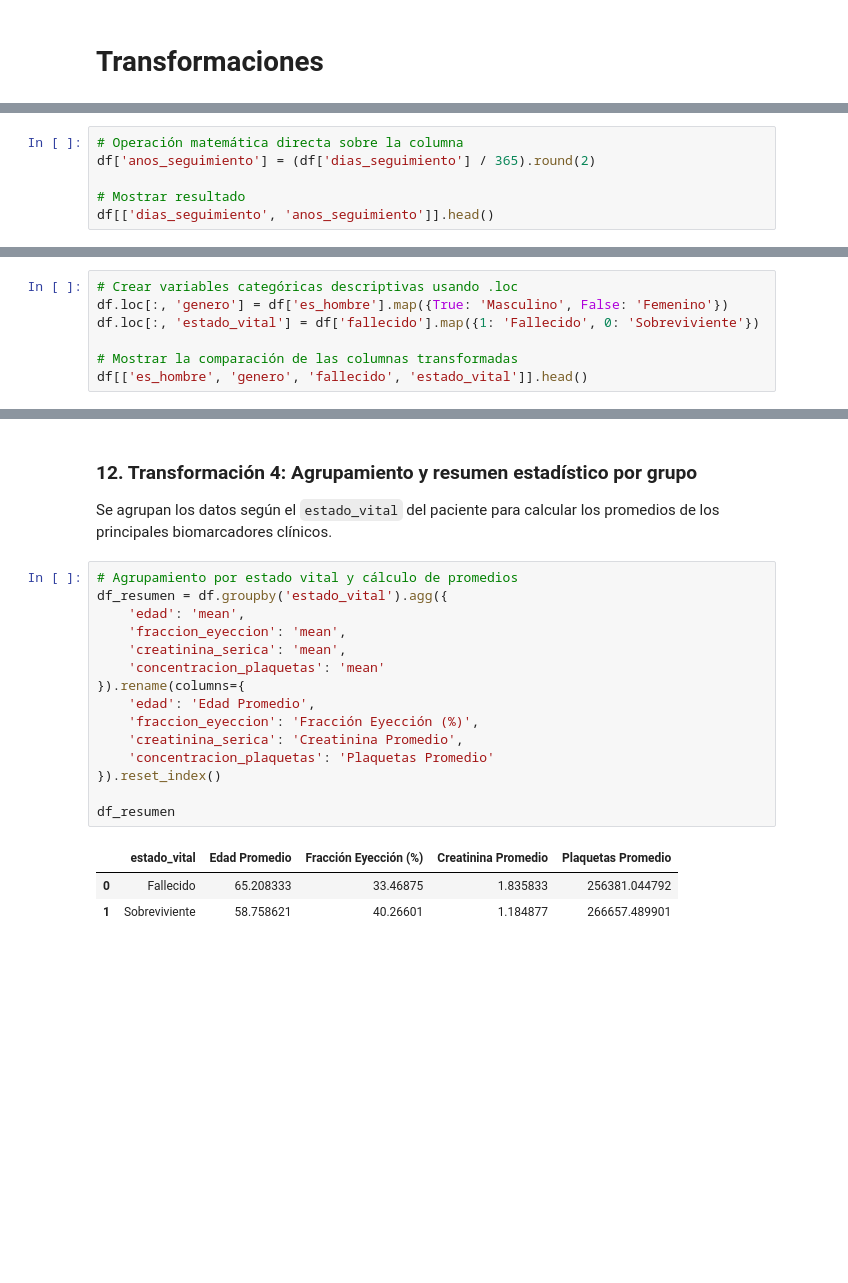
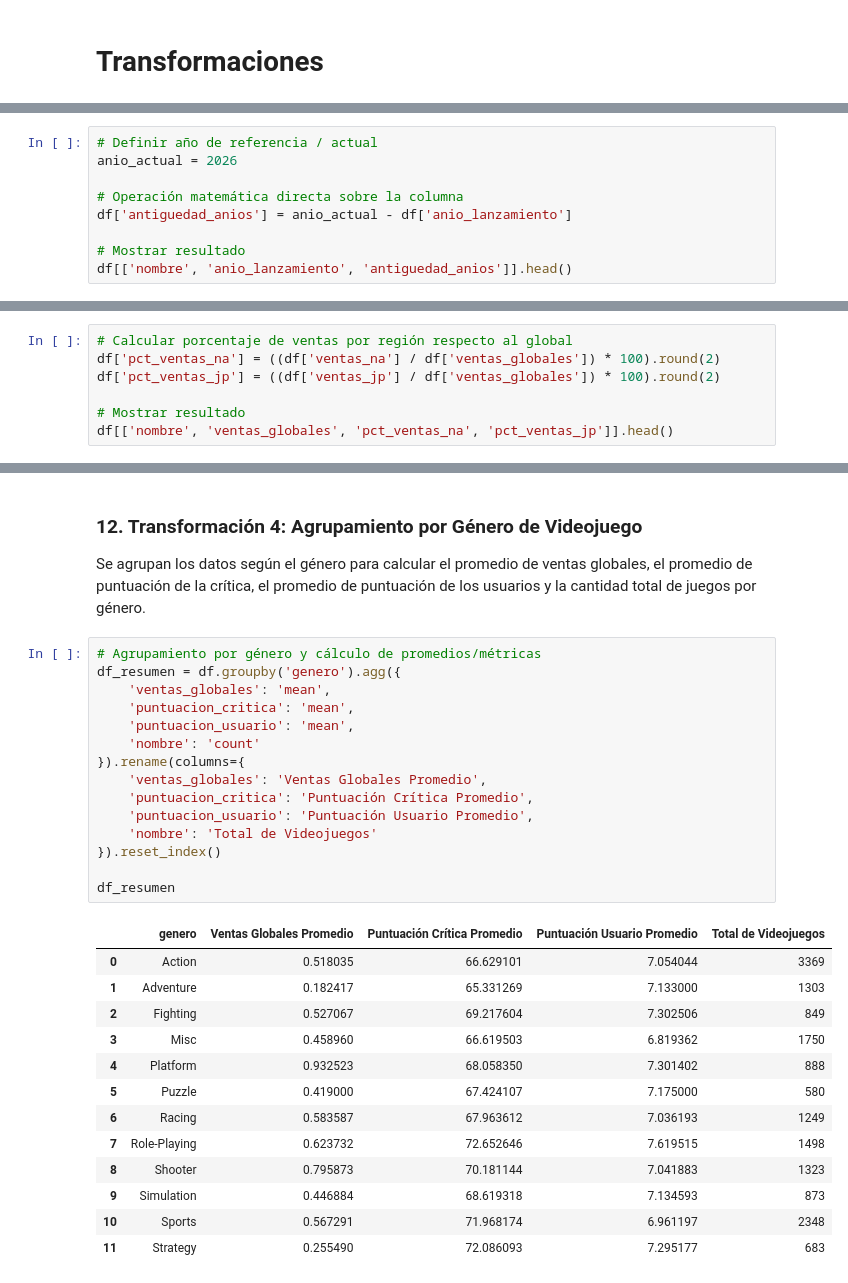
Before and after one commit to chonto329/Machine-Learning-, a Jupyter notebook: src/carga_datos/EA1_Carga_Datos.ipynb, the cells around one changed output, grey strips where cells are left out. Drawn from its saved outputs; the diff is of its cells as text; blank space fills up the shorter version.

```diff
--- a/src/carga_datos/EA1_Carga_Datos.ipynb
+++ b/src/carga_datos/EA1_Carga_Datos.ipynb
@@ -172,7 +177,10 @@ Se crea una nueva variable calculada dividiendo los días de seguimiento entre 3
 # %%
+# Definir año de referencia / actual
+anio_actual = 2026
+
 # Operación matemática directa sobre la columna
-df['anos_seguimiento'] = (df['dias_seguimiento'] / 365).round(2)
+df['antiguedad_anios'] = anio_actual - df['anio_lanzamiento']
 
 # Mostrar resultado
-df[['dias_seguimiento', 'anos_seguimiento']].head()
+df[['nombre', 'anio_lanzamiento', 'antiguedad_anios']].head()
 # %% [output]
@@ -183,8 +206,8 @@ Se transforman las columnas de género y estado vital a texto claro (`Masculino/
 # %%
-# Crear variables categóricas descriptivas usando .loc
-df.loc[:, 'genero'] = df['es_hombre'].map({True: 'Masculino', False: 'Femenino'})
-df.loc[:, 'estado_vital'] = df['fallecido'].map({1: 'Fallecido', 0: 'Sobreviviente'})
+# Calcular porcentaje de ventas por región respecto al global
+df['pct_ventas_na'] = ((df['ventas_na'] / df['ventas_globales']) * 100).round(2)
+df['pct_ventas_jp'] = ((df['ventas_jp'] / df['ventas_globales']) * 100).round(2)
 
-# Mostrar la comparación de las columnas transformadas
-df[['es_hombre', 'genero', 'fallecido', 'estado_vital']].head()
+# Mostrar resultado
+df[['nombre', 'ventas_globales', 'pct_ventas_na', 'pct_ventas_jp']].head()
 # %% [output]
@@ -197,22 +240,32 @@ df[['es_hombre', 'genero', 'fallecido', 'estado_vital']].head()
 # %% [markdown]
-### 12. Transformación 4: Agrupamiento y resumen estadístico por grupo
-Se agrupan los datos según el `estado_vital` del paciente para calcular los promedios de los principales biomarcadores clínicos.
+### 12. Transformación 4: Agrupamiento por Género de Videojuego
+Se agrupan los datos según el género para calcular el promedio de ventas globales, el promedio de puntuación de la crítica, el promedio de puntuación de los usuarios y la cantidad total de juegos por género.
 # %%
-# Agrupamiento por estado vital y cálculo de promedios
-df_resumen = df.groupby('estado_vital').agg({
-    'edad': 'mean',
-    'fraccion_eyeccion': 'mean',
-    'creatinina_serica': 'mean',
-    'concentracion_plaquetas': 'mean'
+# Agrupamiento por género y cálculo de promedios/métricas
+df_resumen = df.groupby('genero').agg({
+    'ventas_globales': 'mean',
+    'puntuacion_critica': 'mean',
+    'puntuacion_usuario': 'mean',
+    'nombre': 'count'
 }).rename(columns={
-    'edad': 'Edad Promedio',
-    'fraccion_eyeccion': 'Fracción Eyección (%)',
-    'creatinina_serica': 'Creatinina Promedio',
-    'concentracion_plaquetas': 'Plaquetas Promedio'
+    'ventas_globales': 'Ventas Globales Promedio',
+    'puntuacion_critica': 'Puntuación Crítica Promedio',
+    'puntuacion_usuario': 'Puntuación Usuario Promedio',
+    'nombre': 'Total de Videojuegos'
 }).reset_index()
 
 df_resumen
 # %% [output]
-|  | estado_vital | Edad Promedio | Fracción Eyección (%) | Creatinina Promedio | Plaquetas Promedio |
-| 0 | Fallecido | 65.208333 | 33.46875 | 1.835833 | 256381.044792 |
-| 1 | Sobreviviente | 58.758621 | 40.26601 | 1.184877 | 266657.489901 |
+|  | genero | Ventas Globales Promedio | Puntuación Crítica Promedio | Puntuación Usuario Promedio | Total de Videojuegos |
+| 0 | Action | 0.518035 | 66.629101 | 7.054044 | 3369 |
+| 1 | Adventure | 0.182417 | 65.331269 | 7.133000 | 1303 |
+| 2 | Fighting | 0.527067 | 69.217604 | 7.302506 | 849 |
+| 3 | Misc | 0.458960 | 66.619503 | 6.819362 | 1750 |
+| 4 | Platform | 0.932523 | 68.058350 | 7.301402 | 888 |
+| 5 | Puzzle | 0.419000 | 67.424107 | 7.175000 | 580 |
+| 6 | Racing | 0.583587 | 67.963612 | 7.036193 | 1249 |
+| 7 | Role-Playing | 0.623732 | 72.652646 | 7.619515 | 1498 |
+| 8 | Shooter | 0.795873 | 70.181144 | 7.041883 | 1323 |
+| 9 | Simulation | 0.446884 | 68.619318 | 7.134593 | 873 |
+| 10 | Sports | 0.567291 | 71.968174 | 6.961197 | 2348 |
+| 11 | Strategy | 0.255490 | 72.086093 | 7.295177 | 683 |
```
Also changed, not shown: parts of 7 cells of this notebook, 1 other file.
